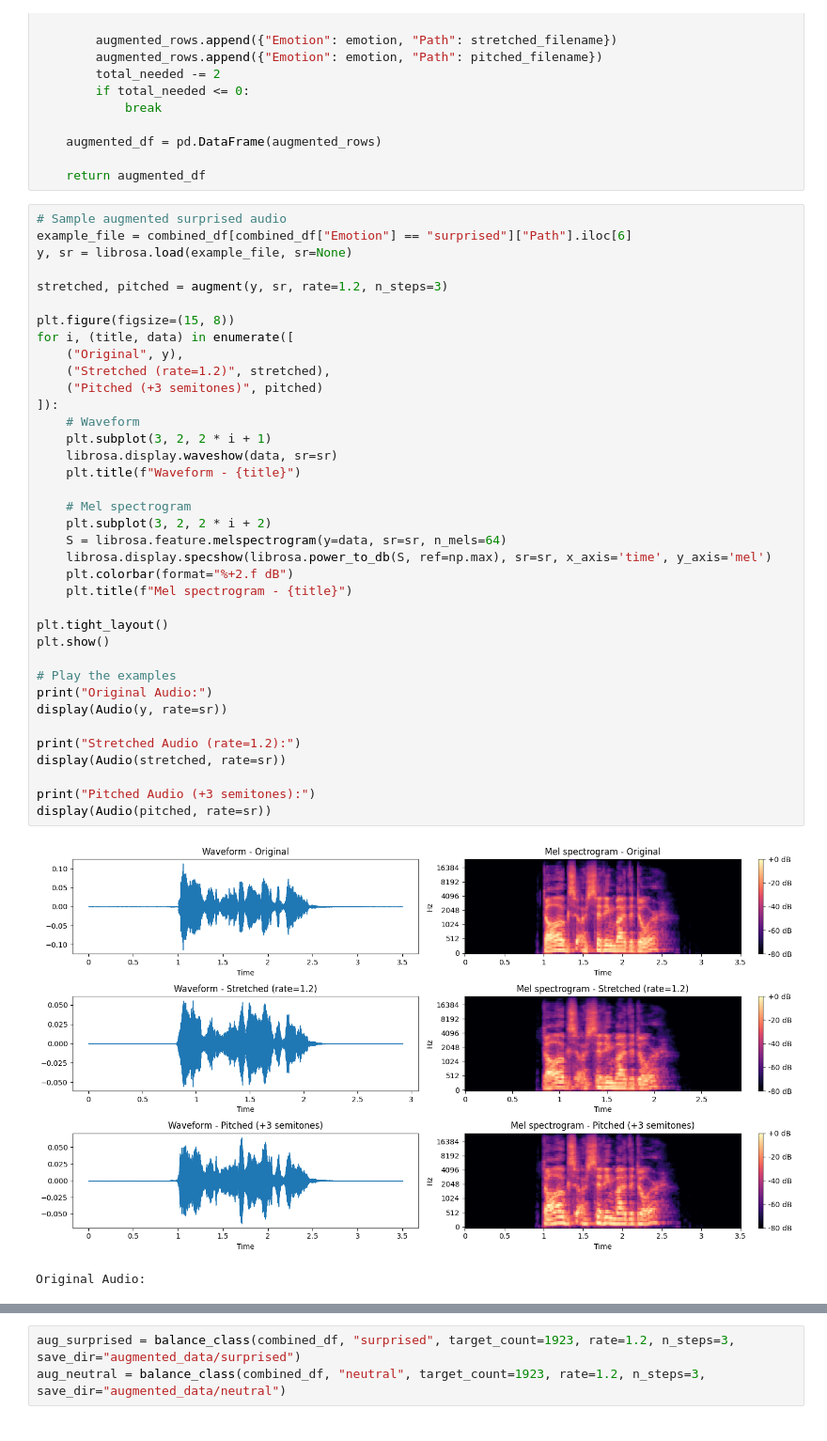
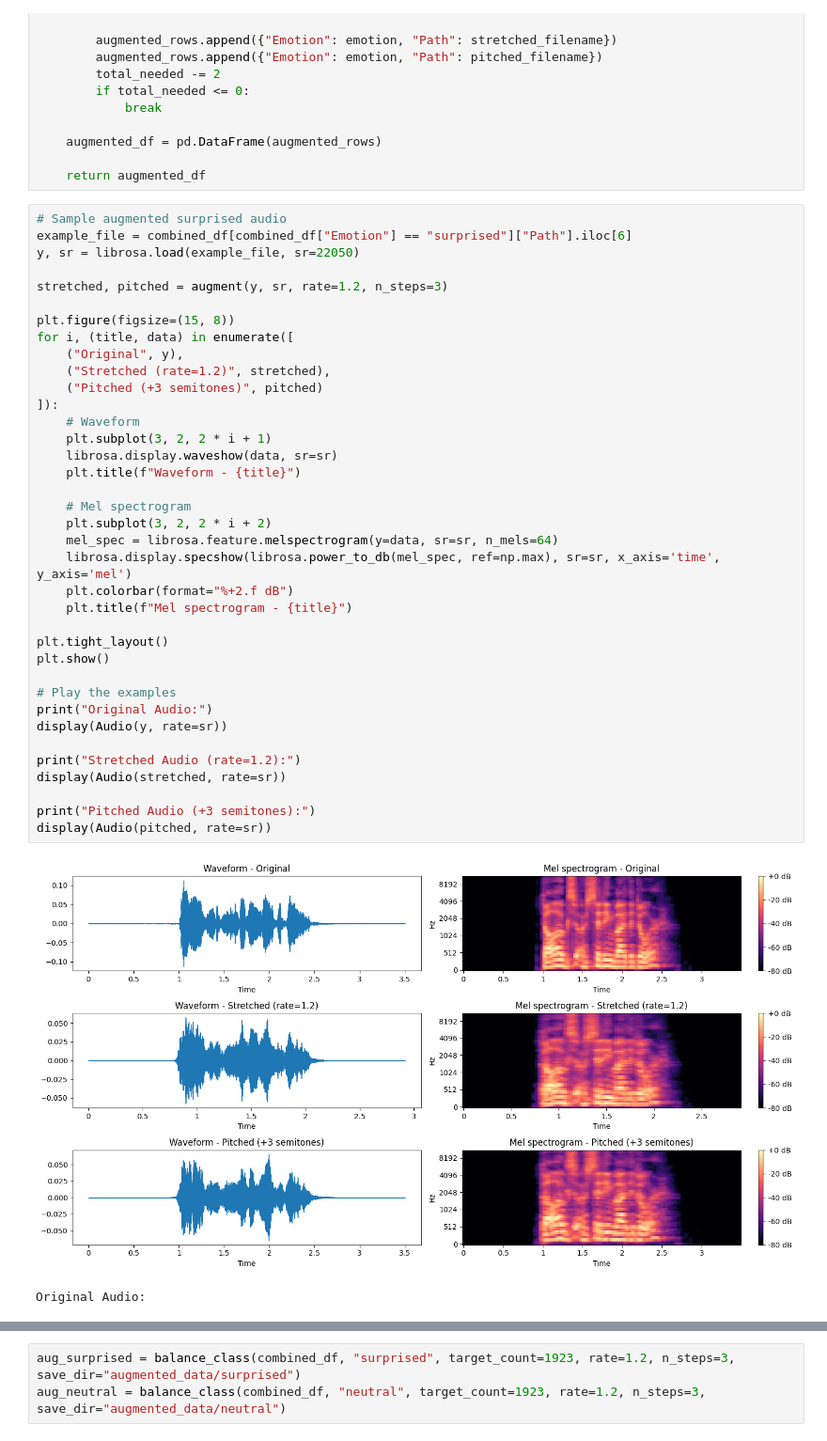
Before and after one commit to HuynhHanDong/Speech-Emotion-Recognition, a Jupyter notebook: data_preparation.ipynb, the cells around one changed output, grey strips where cells are left out. Shown at 94% size. Drawn from its saved outputs; the diff is of its cells as text.

```diff
--- a/data_preparation.ipynb
+++ b/data_preparation.ipynb
@@ -291,42 +368,42 @@ def balance_class(df, emotion, target_count, rate, n_steps, save_dir):
 # %%
 # Sample augmented surprised audio
 example_file = combined_df[combined_df["Emotion"] == "surprised"]["Path"].iloc[6]
-y, sr = librosa.load(example_file, sr=None)
+y, sr = librosa.load(example_file, sr=22050)
 
 stretched, pitched = augment(y, sr, rate=1.2, n_steps=3)
 
 plt.figure(figsize=(15, 8))
 for i, (title, data) in enumerate([
     ("Original", y),
     ("Stretched (rate=1.2)", stretched),
     ("Pitched (+3 semitones)", pitched)
 ]):
     # Waveform
     plt.subplot(3, 2, 2 * i + 1)
     librosa.display.waveshow(data, sr=sr)
     plt.title(f"Waveform - {title}")
 
     # Mel spectrogram
     plt.subplot(3, 2, 2 * i + 2)
-    S = librosa.feature.melspectrogram(y=data, sr=sr, n_mels=64)
-    librosa.display.specshow(librosa.power_to_db(S, ref=np.max), sr=sr, x_axis='time', y_axis='mel')
+    mel_spec = librosa.feature.melspectrogram(y=data, sr=sr, n_mels=64)
+    librosa.display.specshow(librosa.power_to_db(mel_spec, ref=np.max), sr=sr, x_axis='time', y_axis='mel')
     plt.colorbar(format="%+2.f dB")
     plt.title(f"Mel spectrogram - {title}")
 
 plt.tight_layout()
 plt.show()
 
 # Play the examples
 print("Original Audio:")
 display(Audio(y, rate=sr))
 
 print("Stretched Audio (rate=1.2):")
 display(Audio(stretched, rate=sr))
 
 print("Pitched Audio (+3 semitones):")
 display(Audio(pitched, rate=sr))
 # %% [output]
-[figure, old version]
+[figure, new version]
 Original Audio:
 [interactive output not drawn]
 Stretched Audio (rate=1.2):
```
Also changed, not shown: parts of 2 cells of this notebook, 5 other files.
